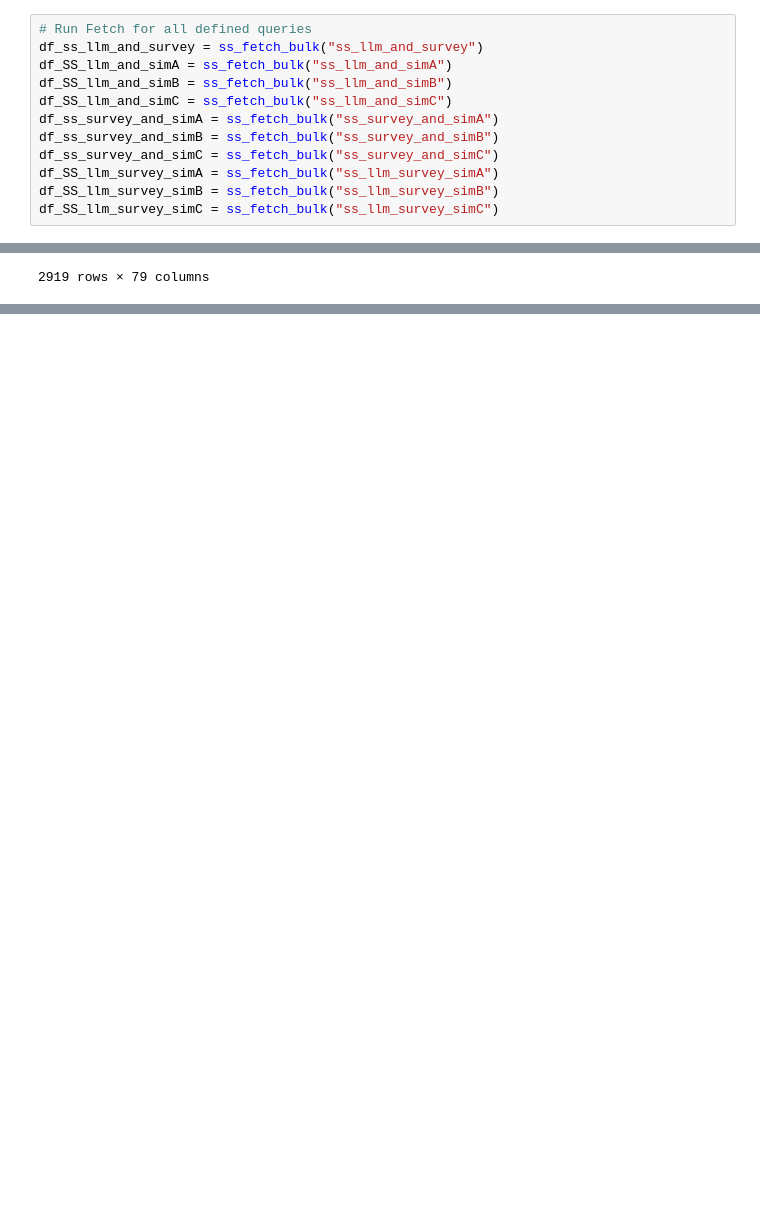
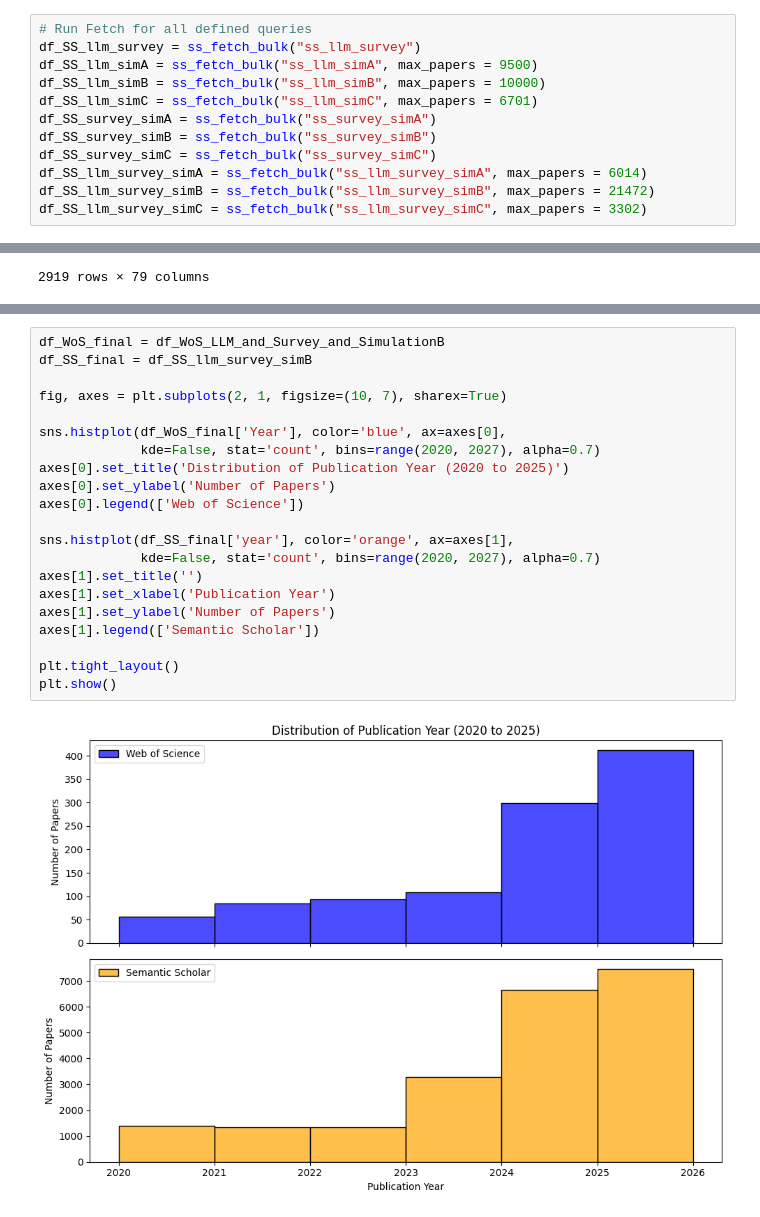
Before and after one commit to haoting-chan/AIRESIL, a Jupyter notebook: Database_extraction.ipynb, the cells around one changed output, grey strips where cells are left out. Drawn from its saved outputs; the diff is of its cells as text; blank space fills up the shorter version.

```diff
--- a/Database_extraction.ipynb
+++ b/Database_extraction.ipynb
@@ -614,13 +566,13 @@ ss_query_totals(QUERY_GROUPS)
 # %%
 # Run Fetch for all defined queries
-df_ss_llm_and_survey = ss_fetch_bulk("ss_llm_and_survey")
-df_SS_llm_and_simA = ss_fetch_bulk("ss_llm_and_simA")
-df_SS_llm_and_simB = ss_fetch_bulk("ss_llm_and_simB")
-df_SS_llm_and_simC = ss_fetch_bulk("ss_llm_and_simC")
-df_ss_survey_and_simA = ss_fetch_bulk("ss_survey_and_simA")
-df_ss_survey_and_simB = ss_fetch_bulk("ss_survey_and_simB")
-df_ss_survey_and_simC = ss_fetch_bulk("ss_survey_and_simC")
-df_SS_llm_survey_simA = ss_fetch_bulk("ss_llm_survey_simA")
-df_SS_llm_survey_simB = ss_fetch_bulk("ss_llm_survey_simB")
-df_SS_llm_survey_simC = ss_fetch_bulk("ss_llm_survey_simC")
+df_SS_llm_survey = ss_fetch_bulk("ss_llm_survey")
+df_SS_llm_simA = ss_fetch_bulk("ss_llm_simA", max_papers = 9500)
+df_SS_llm_simB = ss_fetch_bulk("ss_llm_simB", max_papers = 10000)
+df_SS_llm_simC = ss_fetch_bulk("ss_llm_simC", max_papers = 6701)
+df_SS_survey_simA = ss_fetch_bulk("ss_survey_simA")
+df_SS_survey_simB = ss_fetch_bulk("ss_survey_simB")
+df_SS_survey_simC = ss_fetch_bulk("ss_survey_simC")
+df_SS_llm_survey_simA = ss_fetch_bulk("ss_llm_survey_simA", max_papers = 6014)
+df_SS_llm_survey_simB = ss_fetch_bulk("ss_llm_survey_simB", max_papers = 21472)
+df_SS_llm_survey_simC = ss_fetch_bulk("ss_llm_survey_simC", max_papers = 3302)
 # %% [output]
@@ -1386,0 +1301,23 @@ df_combined
+# %%
+df_WoS_final = df_WoS_LLM_and_Survey_and_SimulationB
+df_SS_final = df_SS_llm_survey_simB
+
+fig, axes = plt.subplots(2, 1, figsize=(10, 7), sharex=True)
+
+sns.histplot(df_WoS_final['Year'], color='blue', ax=axes[0],
+             kde=False, stat='count', bins=range(2020, 2027), alpha=0.7)
+axes[0].set_title('Distribution of Publication Year (2020 to 2025)')
+axes[0].set_ylabel('Number of Papers')
+axes[0].legend(['Web of Science'])
+
+sns.histplot(df_SS_final['year'], color='orange', ax=axes[1],
+             kde=False, stat='count', bins=range(2020, 2027), alpha=0.7)
+axes[1].set_title('')
+axes[1].set_xlabel('Publication Year')
+axes[1].set_ylabel('Number of Papers')
+axes[1].legend(['Semantic Scholar'])
+
+plt.tight_layout()
+plt.show()
+# %% [output]
+[figure, added]
```
Also changed, not shown: parts of 37 cells of this notebook, 1 other file.
